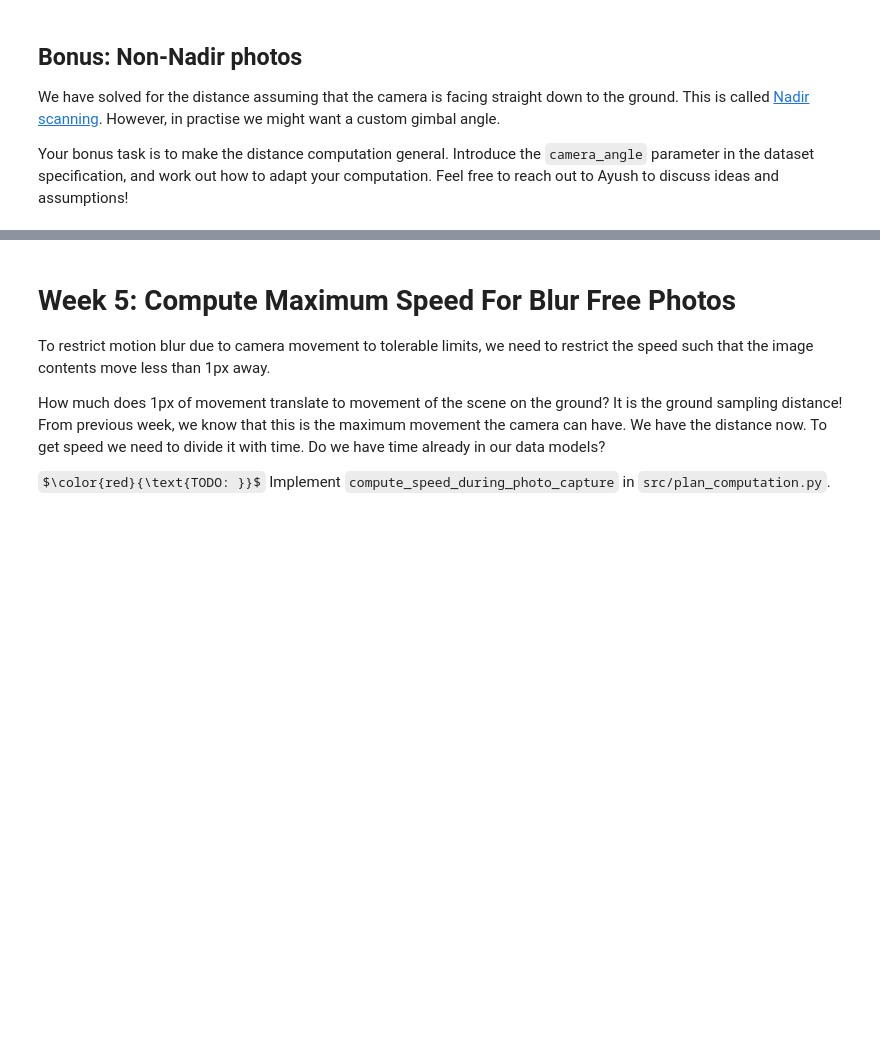
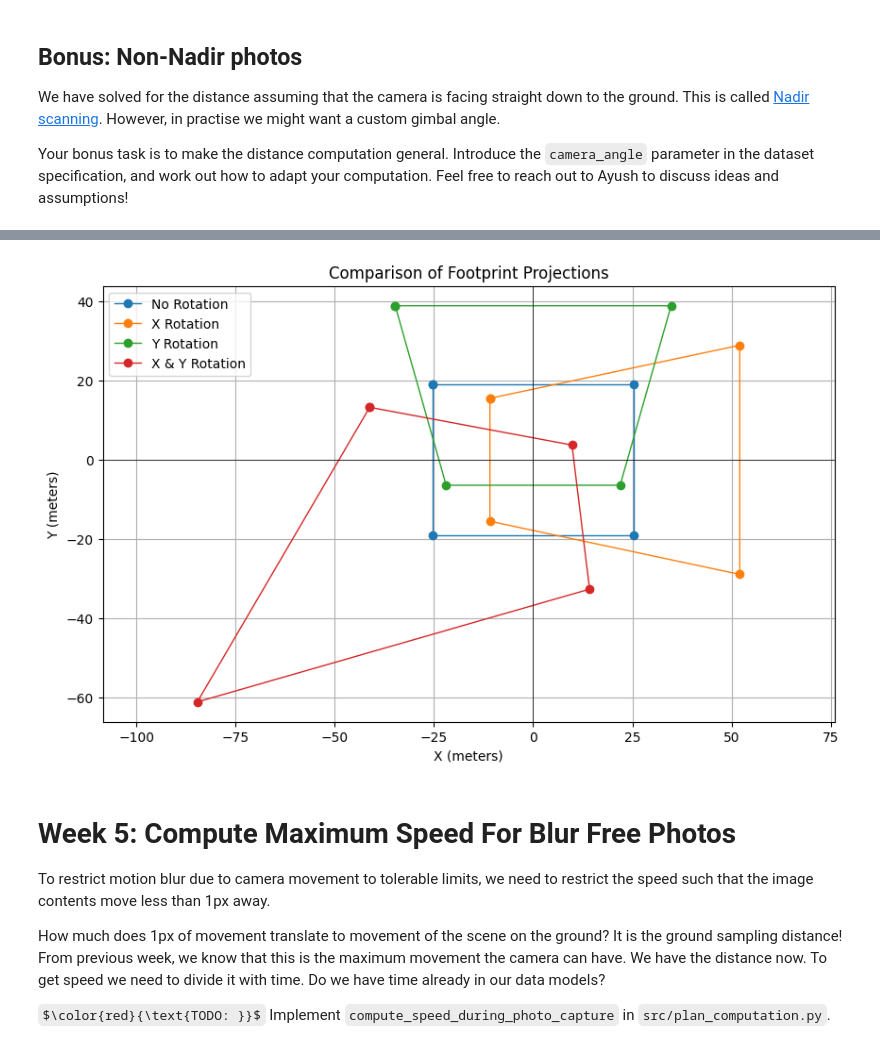
Before and after one commit to nick-allison/oa-drone-trajectory-oct-2024, a Jupyter notebook: main.ipynb, the cells around one changed output, grey strips where cells are left out. Drawn from its saved outputs; the diff is of its cells as text; code cells hidden in the pictures; some formulas as TeX source; blank space fills up the shorter version.

Commit message:
4 and 6 bonus tasks; final charting of route

```diff
--- a/main.ipynb
+++ b/main.ipynb
@@ -292,3 +295,23 @@ These results are in general what I expected, although it was interesting to see
 We have solved for the distance assuming that the camera is facing straight down to the ground. This is called [Nadir scanning](https://support.esri.com/en-us/gis-dictionary/nadir). However, in practise we might want a custom gimbal angle.
 
 Your bonus task is to make the distance computation general. Introduce the `camera_angle` parameter in the dataset specification, and work out how to adapt your computation. Feel free to reach out to Ayush to discuss ideas and assumptions!
+# %%
+#no rotation
+print("No Rotation:")
+no_rot = compute_footprint_non_nadir(camera_x10, dataset_spec.height)
+print(no_rot)
+
+#x rotation:
+print("X Rotation:")
+x_rot = compute_footprint_non_nadir(camera_x10, dataset_spec.height, 20, 0)
+print(x_rot)
+
+#y rotation:
+print("Y Rotation")
+y_rot = compute_footprint_non_nadir(camera_x10, dataset_spec.height, 0, 20)
+print(y_rot)
+
+#2 rotations
+print("Negative Rotation")
+both_rot = compute_footprint_non_nadir(camera_x10, dataset_spec.height, -20, -20)
+print(both_rot)
@@ -295,3 +339,48 @@ Your bonus task is to make the distance computation general. Introduce the `came
+# %%
+import matplotlib.pyplot as plt
+
+plt.figure(figsize=(10, 6))
+
+# Plot No Rotation
+plt.plot(
+    np.append(no_rot[:, 0], no_rot[0, 0]),
+    np.append(no_rot[:, 1], no_rot[0, 1]),
+    marker='o', label='No Rotation', linestyle='-', linewidth=1
+)
+
+# Plot X Rotation
+plt.plot(
+    np.append(x_rot[:, 0], x_rot[0, 0]),
+    np.append(x_rot[:, 1], x_rot[0, 1]),
+    marker='o', label='X Rotation', linestyle='-', linewidth=1
+)
+
+#Plot Y Rotation
+plt.plot(
+    np.append(y_rot[:, 0], y_rot[0, 0]),
+    np.append(y_rot[:, 1], y_rot[0, 1]),
+    marker='o', label='Y Rotation', linestyle='-', linewidth=1
+)
+#Plot X+Y Rotation
+plt.plot(
+    np.append(both_rot[:, 0], both_rot[0, 0]),
+    np.append(both_rot[:, 1], both_rot[0, 1]),
+    marker='o', label='X & Y Rotation', linestyle='-', linewidth=1
+)
+
+# Configure plot
+plt.title("Comparison of Footprint Projections")
+plt.xlabel("X (meters)")
+plt.ylabel("Y (meters)")
+plt.grid(True)
+plt.axhline(0, color='black', linewidth=0.5)
+plt.axvline(0, color='black', linewidth=0.5)
+plt.legend()
+plt.axis('equal')
+
+plt.show()
+# %% [output]
+[figure, added]
 # %% [markdown]
 # Week 5: Compute Maximum Speed For Blur Free Photos
 
```
Also changed, not shown: parts of 9 cells of this notebook, 3 other files.
